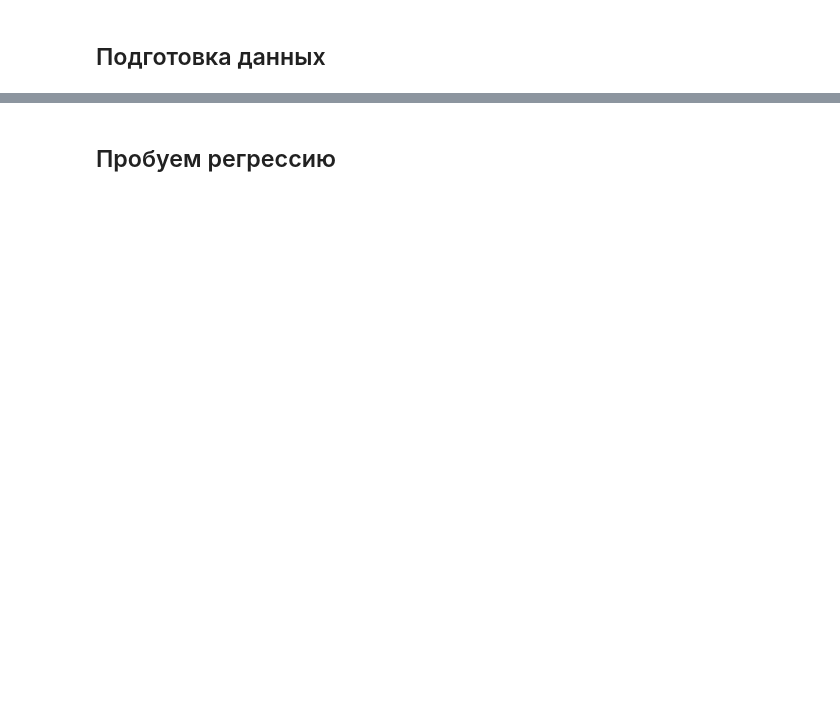
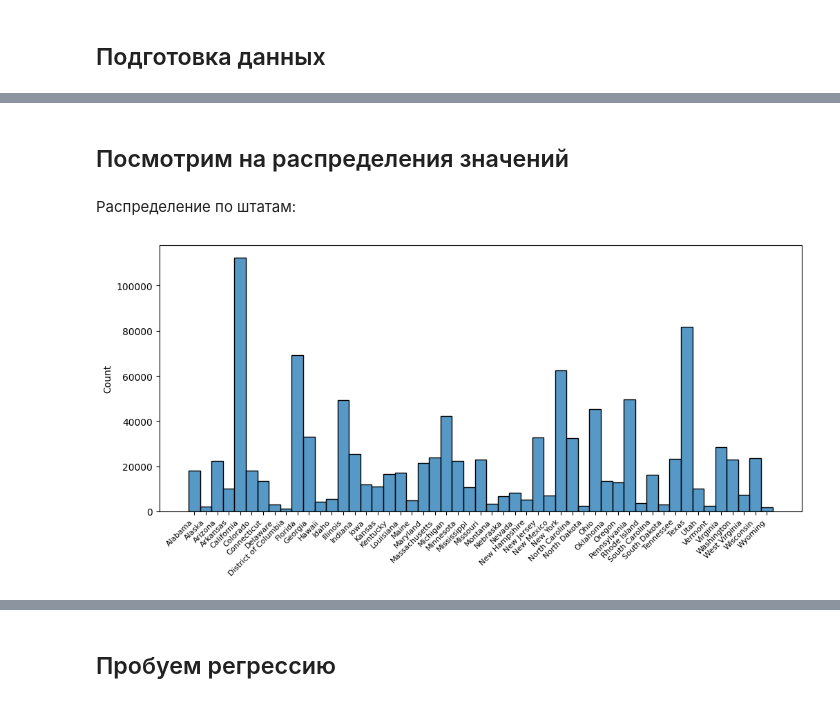
Before and after one commit to DartVart/lr_spark, a Jupyter notebook: example/using_linear_regression.ipynb, the cells around one changed output, grey strips where cells are left out. Cells and saved outputs as stored; diff of their text form; code cells hidden in the pictures; blank space fills up the shorter version.

```diff
--- a/example/using_linear_regression.ipynb
+++ b/example/using_linear_regression.ipynb
@@ -127,0 +129,8 @@ raise NotImplementedError(':(')
+# %%
+columns_with_many_values = ['ybl_all', 'acr', 'bus', 'state', 'bdsp', 'rmsp', 'tel', 'kitchen', 'plumbing', 'hfl', 'value']
+df = df.select(columns_with_many_values)
+df = SQLTransformer(statement="""
+SELECT * FROM __THIS__
+WHERE value IS NOT NULL
+""").transform(df)
+df.summary().show()
@@ -127,0 +207,26 @@ raise NotImplementedError(':(')
+# %%
+class TypeChanger(Transformer):
+    def __init__(self, coltype_map):
+        super(TypeChanger, self).__init__()
+        self.coltype_map = coltype_map
+
+    def _transform(self, _df):
+        _df = _df.select([col(c).cast(self.coltype_map[c]) if c in self.coltype_map else c for c in _df.columns])
+        return _df
+
+
+coltype_map = {
+    "bus": FloatType(),
+    "tel": FloatType(),
+    "kitchen": FloatType(),
+    "plumbing": FloatType(),
+    "ybl_all": FloatType(),
+    "acr": FloatType(),
+    "bdsp": FloatType(),
+    "rmsp": FloatType(),
+    "value": FloatType()
+}
+
+type_changer = TypeChanger(coltype_map)
+transformed_train_df = type_changer.transform(transformed_train_df)
+transformed_train_df.printSchema()
@@ -127,0 +259,15 @@ raise NotImplementedError(':(')
+# %% [markdown]
+## Посмотрим на распределения значений
+# %%
+def get_fraction(_df, column, fraction_part=0.1):
+    return _df.select(column).sort(column, ascending=True).sample(fraction=fraction_part, seed=seed).rdd.flatMap(lambda x: x).collect()
+# %% [markdown]
+Распределение по штатам:
+# %%
+states_data = get_fraction(transformed_train_df, 'state', fraction_part=0.5)
+fig, ax = plt.subplots(figsize=(12, 5))
+sns.histplot(states_data, ax=ax)
+plt.xticks(fontsize=8, rotation=45, ha='right')
+plt.show()
+# %% [output]
+[figure, added]
```
Also changed, not shown: parts of 85 cells of this notebook, 2 other files.
